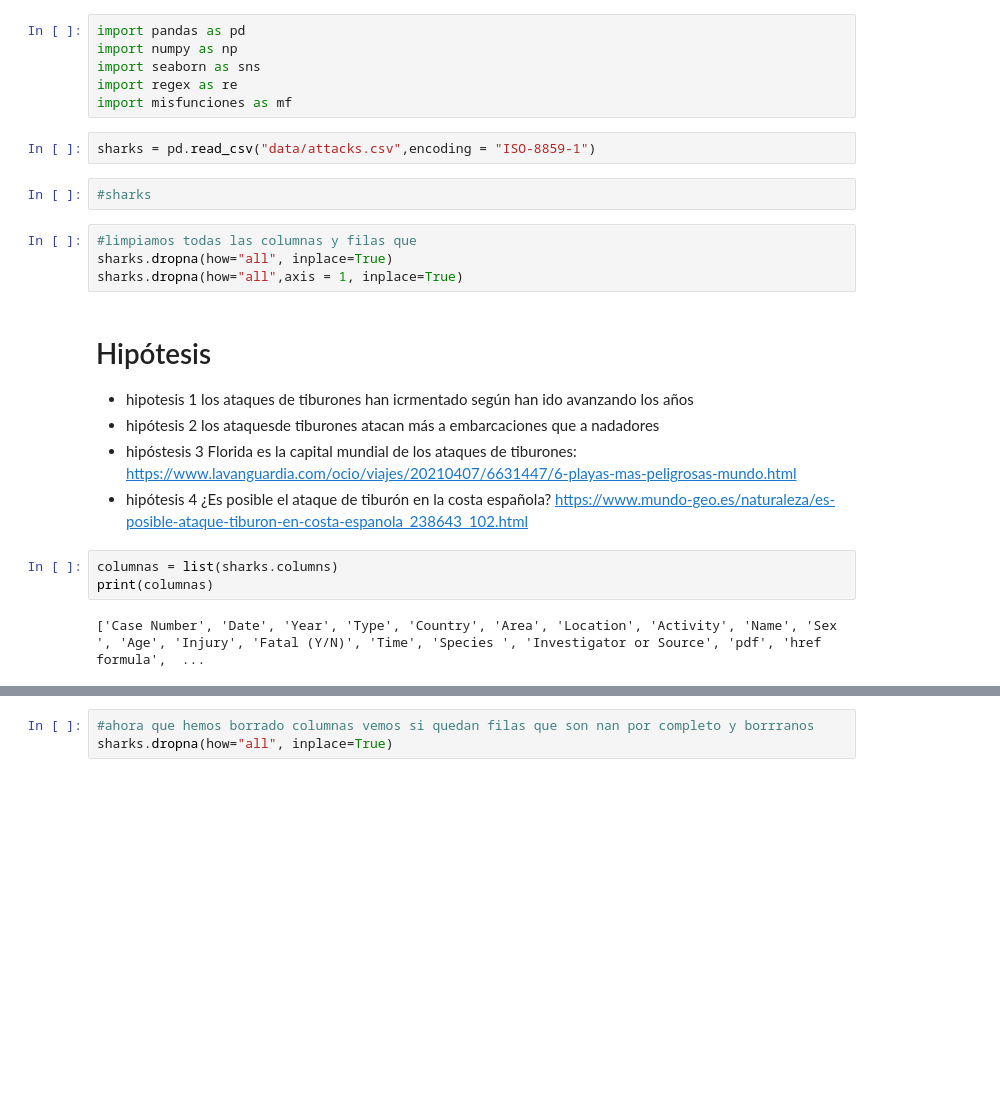
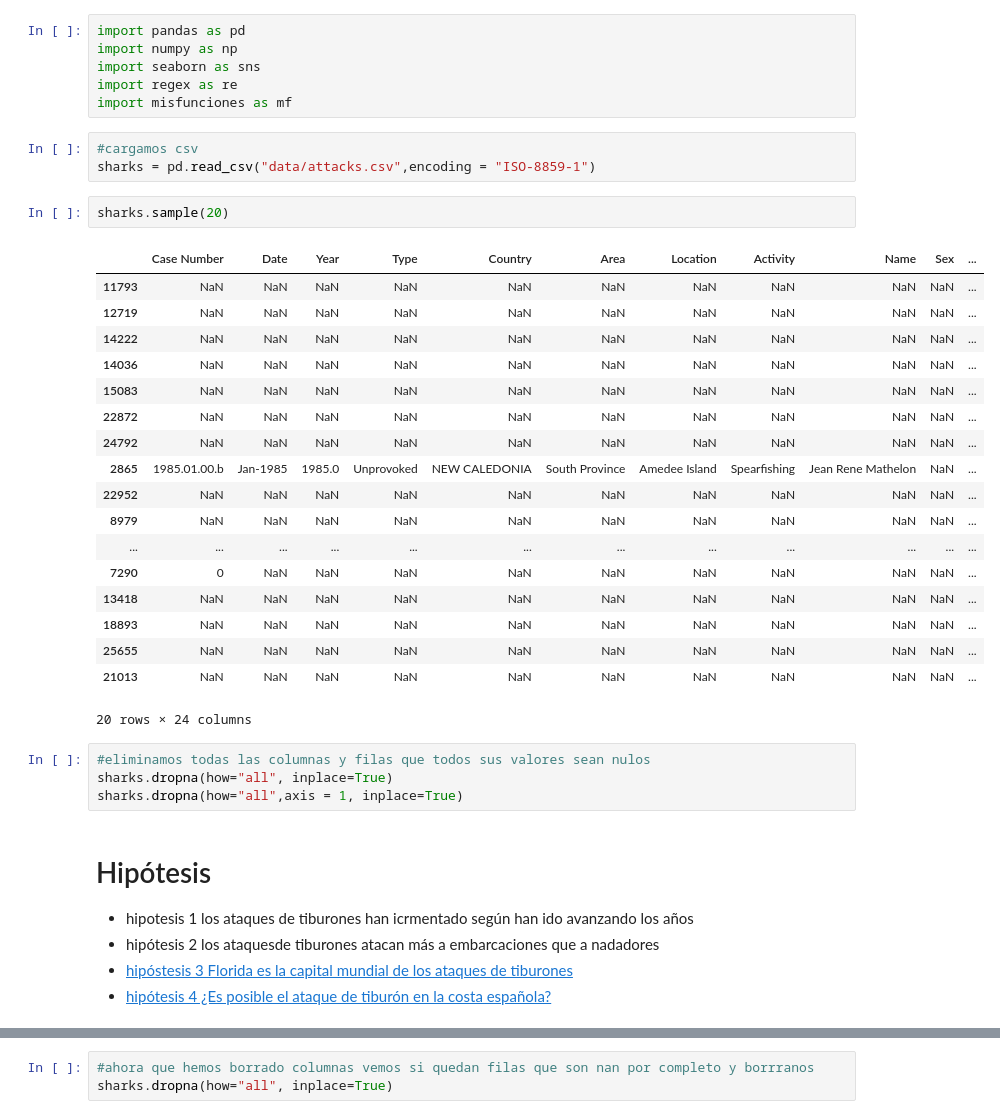
Before and after one commit to data2021oct/sharks, a Jupyter notebook: limpieza.ipynb, the cells around one changed output, grey strips where cells are left out. Saved outputs shown, nothing was run; the diff lists cells and outputs as text; blank space fills up the shorter version.

```diff
--- a/limpieza.ipynb
+++ b/limpieza.ipynb
@@ -5,23 +5,36 @@ import seaborn as sns
 import regex as re
 import misfunciones as mf
 # %%
+#cargamos csv
 sharks = pd.read_csv("data/attacks.csv",encoding = "ISO-8859-1")
-# %%
-#sharks
+# %%
+sharks.sample(20)
+# %% [output]
+|  | Case Number | Date | Year | Type | Country | Area | Location | Activity | Name | Sex | ... |
+| 11793 | NaN | NaN | NaN | NaN | NaN | NaN | NaN | NaN | NaN | NaN | ... |
+| 12719 | NaN | NaN | NaN | NaN | NaN | NaN | NaN | NaN | NaN | NaN | ... |
+| 14222 | NaN | NaN | NaN | NaN | NaN | NaN | NaN | NaN | NaN | NaN | ... |
+| 14036 | NaN | NaN | NaN | NaN | NaN | NaN | NaN | NaN | NaN | NaN | ... |
+| 15083 | NaN | NaN | NaN | NaN | NaN | NaN | NaN | NaN | NaN | NaN | ... |
+| 22872 | NaN | NaN | NaN | NaN | NaN | NaN | NaN | NaN | NaN | NaN | ... |
+| 24792 | NaN | NaN | NaN | NaN | NaN | NaN | NaN | NaN | NaN | NaN | ... |
+| 2865 | 1985.01.00.b | Jan-1985 | 1985.0 | Unprovoked | NEW CALEDONIA | South Province | Amedee Island | Spearfishing | Jean Rene Mathelon | NaN | ... |
+| 22952 | NaN | NaN | NaN | NaN | NaN | NaN | NaN | NaN | NaN | NaN | ... |
+| 8979 | NaN | NaN | NaN | NaN | NaN | NaN | NaN | NaN | NaN | NaN | ... |
+| ... | ... | ... | ... | ... | ... | ... | ... | ... | ... | ... | ... |
+| 7290 | 0 | NaN | NaN | NaN | NaN | NaN | NaN | NaN | NaN | NaN | ... |
+| 13418 | NaN | NaN | NaN | NaN | NaN | NaN | NaN | NaN | NaN | NaN | ... |
+| 18893 | NaN | NaN | NaN | NaN | NaN | NaN | NaN | NaN | NaN | NaN | ... |
+| 25655 | NaN | NaN | NaN | NaN | NaN | NaN | NaN | NaN | NaN | NaN | ... |
+| 21013 | NaN | NaN | NaN | NaN | NaN | NaN | NaN | NaN | NaN | NaN | ... |
+20 rows × 24 columns
 # %%
-#limpiamos todas las columnas y filas que
+#eliminamos todas las columnas y filas que todos sus valores sean nulos
 sharks.dropna(how="all", inplace=True)
 sharks.dropna(how="all",axis = 1, inplace=True)
 # %% [markdown]
 # Hipótesis
 - hipotesis 1 los ataques de tiburones han icrmentado según han ido avanzando los años
 - hipótesis 2 los ataquesde tiburones atacan más a embarcaciones que a nadadores
-- hipóstesis 3 Florida es la capital mundial de los ataques de tiburones:
-        https://www.lavanguardia.com/ocio/viajes/20210407/6631447/6-playas-mas-peligrosas-mundo.html
-- hipótesis 4 ¿Es posible el ataque de tiburón en la costa española?
-        https://www.mundo-geo.es/naturaleza/es-posible-ataque-tiburon-en-costa-espanola_238643_102.html
+- [hipóstesis 3 Florida es la capital mundial de los ataques de tiburones](https://www.lavanguardia.com/ocio/viajes/20210407/6631447/6-playas-mas-peligrosas-mundo.html)
+- [hipótesis 4 ¿Es posible el ataque de tiburón en la costa española?](https://www.mundo-geo.es/naturaleza/es-posible-ataque-tiburon-en-costa-espanola_238643_102.html)
-# %%
-columnas = list(sharks.columns)
-print(columnas)
-# %% [output]
-['Case Number', 'Date', 'Year', 'Type', 'Country', 'Area', 'Location', 'Activity', 'Name', 'Sex ', 'Age', 'Injury', 'Fatal (Y/N)', 'Time', 'Species ', 'Investigator or Source', 'pdf', 'href formula',  ...
```
Also changed, not shown: parts of 79 cells of this notebook, 2 other files.
